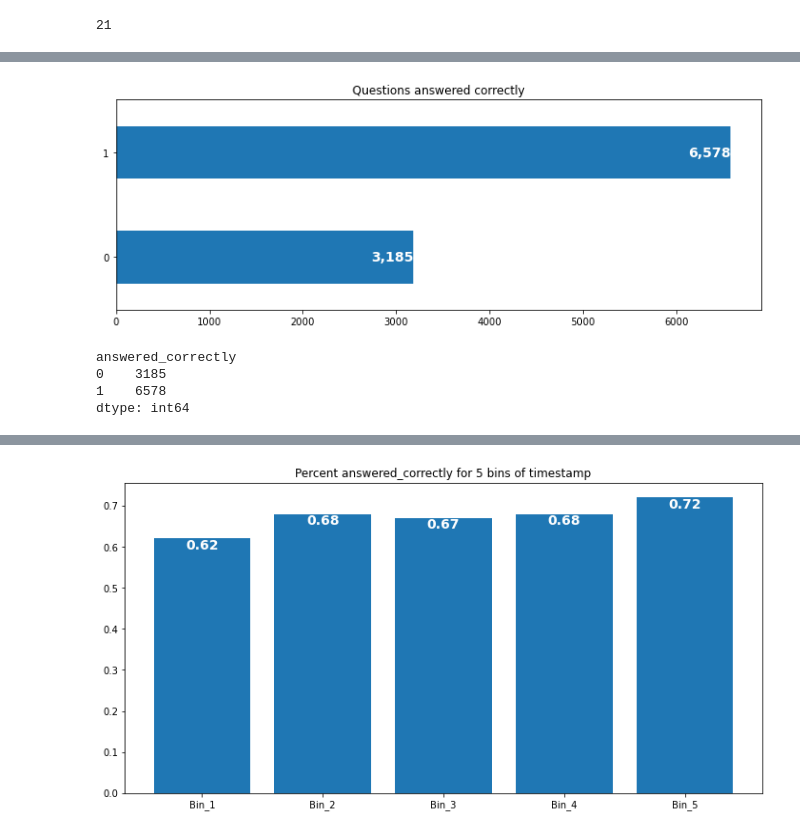
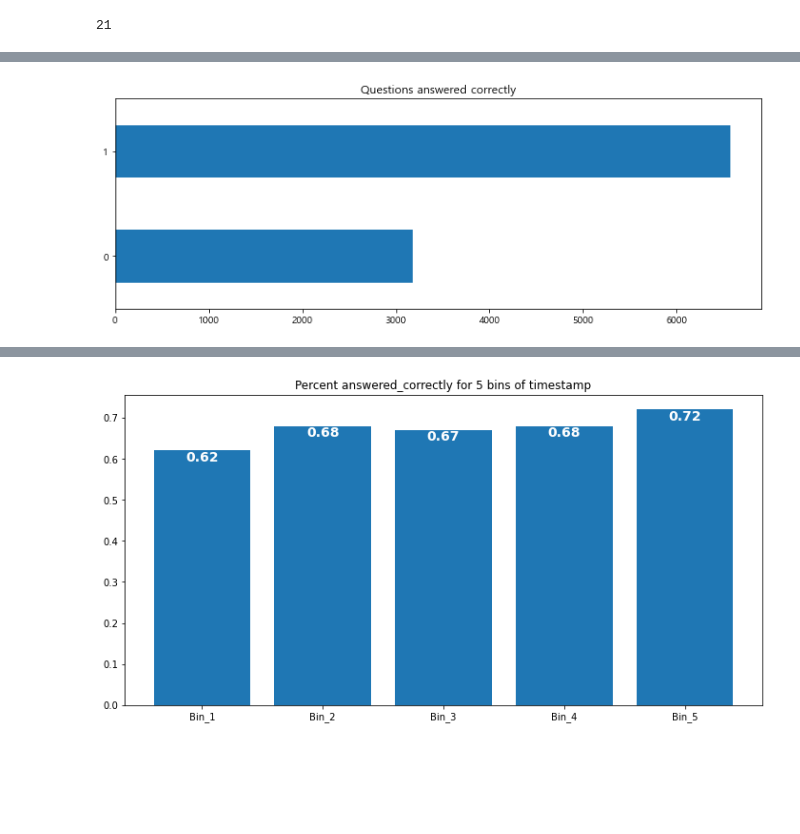
Before and after one commit to ingu627/answer_correctness, a Jupyter notebook: pre_train1.ipynb, the cells around one changed output, grey strips where cells are left out. Saved outputs shown, nothing was run; the diff lists cells and outputs as text; code cells hidden in the pictures; blank space fills up the shorter version.

```diff
--- a/pre_train1.ipynb
+++ b/pre_train1.ipynb
@@ -13,6 +13,18 @@ for dirname, _, filenames in os.walk('/kaggle/input'):
 from sklearn.metrics import roc_auc_score
 # import riiideducation
 # from tqdm import tqdm
+# %%
+# 한글 깨짐 방지 코드
+import matplotlib
+from matplotlib import font_manager, rc
+import platform
+if platform.system()=="Windows":
+    font_name=font_manager.FontProperties(fname="c:/Windows/Fonts/malgun.ttf").get_name()
+    rc('font', family=font_name)
+matplotlib.rcParams['axes.unicode_minus']=False
+
+import warnings
+warnings.filterwarnings("ignore")
 # %%
 import matplotlib.pyplot as plt
 import seaborn as sns
@@ -377,20 +349,14 @@ train.user_id.nunique()
 # %%
 correct = train[train.answered_correctly != -1].answered_correctly.value_counts(ascending=True)
 
-fig = plt.figure(figsize=(12,4))
+plt.figure(figsize=(12,4))
 correct.plot.barh()
-for i, v in zip(correct.index, correct.values):
-    plt.text(v, i, '{:,}'.format(v), color='white', fontweight='bold', fontsize=14, ha='right', va='center')
+# for i, v in zip(correct.index, correct.values):
+    # plt.text(v, i, '{:,}'.format(v), color='white', fontweight='bold', fontsize=14, ha='right', va='center')
 plt.title("Questions answered correctly")
-plt.xticks(rotation=0)
 plt.show()
 # %% [output]
-[figure, old version]
+[figure, new version]
 # %%
-train[train.answered_correctly != -1].groupby('answered_correctly').size()
-pd.pivot()
+# train[train.answered_correctly != -1].groupby('answered_correctly').size()
+# pd.pivot()
-# %% [output]
-answered_correctly
-0    3185
-1    6578
-dtype: int64
```
Also changed, not shown: parts of 39 cells of this notebook.
